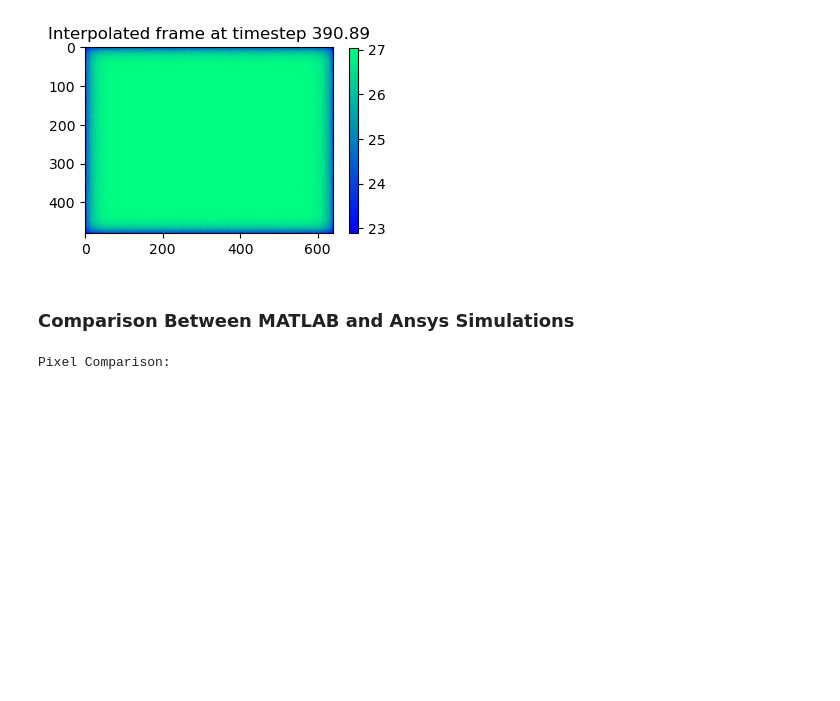
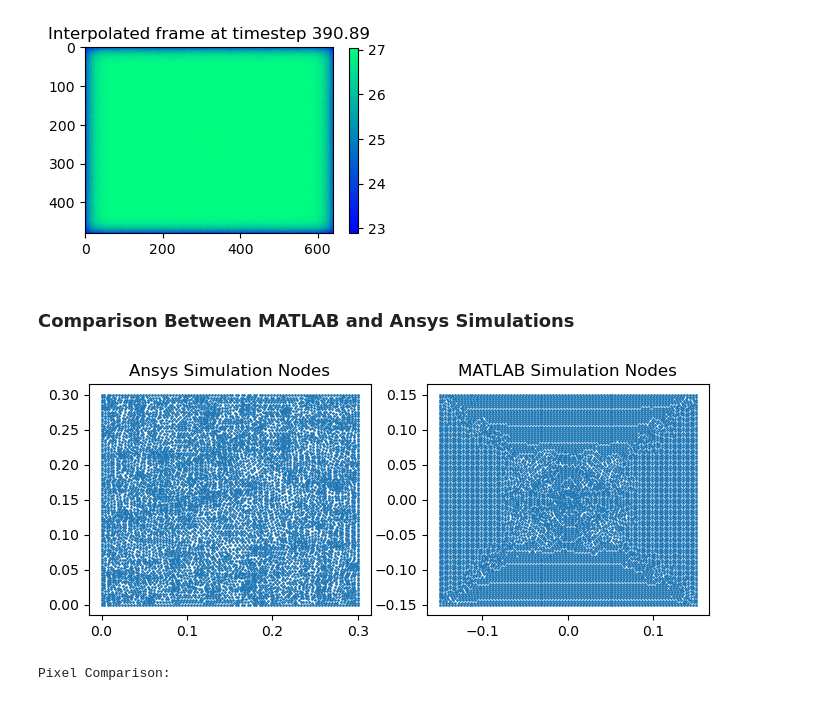
Before and after one commit to lvburik/TeamInternship, a Jupyter notebook: SimulationModel/simulation_comparison.ipynb, the cells around one changed output. Drawn from its saved outputs; the diff is of its cells as text; code cells hidden in the pictures; blank space fills up the shorter version.

Commit message:
touch up plotting

```diff
--- a/SimulationModel/simulation_comparison.ipynb
+++ b/SimulationModel/simulation_comparison.ipynb
@@ -199,6 +199,21 @@ plt.show()
 [figure]
 # %% [markdown]
 ### Comparison Between MATLAB and Ansys Simulations
+# %%
+# plot simulation nodes
+fig, axes = plt.subplots(1, 2, figsize=(8, 3))  # 1 row, 2 columns
+
+# matlab exp setting
+axes[0].scatter(x_ansys, y_ansys, s=1)
+axes[0].set_title("Ansys Simulation Nodes")
+
+# matlab sim setting
+axes[1].scatter(x_m_sim_setting, y_m_sim_setting, s=1)
+axes[1].set_title("MATLAB Simulation Nodes")
+
+plt.show()
+# %% [output]
+[figure, added]
 # %%
 
 def plot_pixel_temp(pixel_id, temps, timesteps, labels):
```
Also changed, not shown: parts of 1 cell of this notebook.
